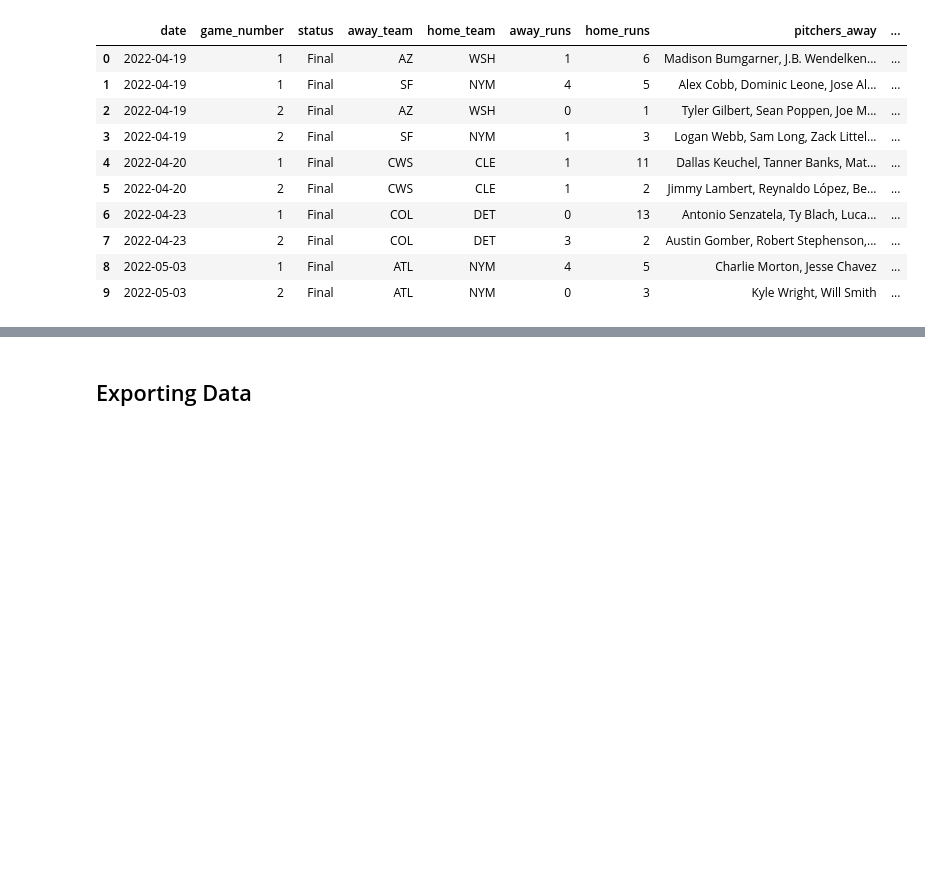
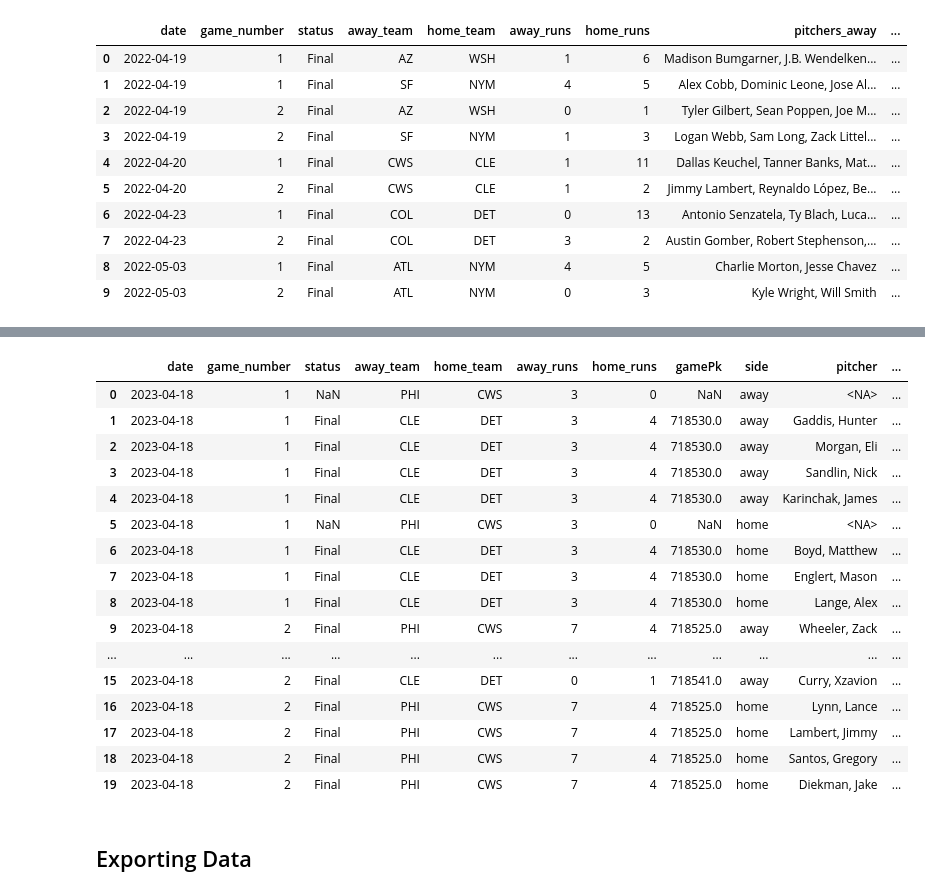
Before and after one commit to Sam-Gartenstein/home-run-prediction, a Jupyter notebook: Double Headers.ipynb, the cells around one changed output, grey strips where cells are left out. Cells and saved outputs as stored; diff of their text form; code cells hidden in the pictures; blank space fills up the shorter version.

```diff
--- a/Double Headers.ipynb
+++ b/Double Headers.ipynb
@@ -973,3 +1243,24 @@ Season 2022
+# %%
+dh_23_full = add_game_id(dh_23_full)
+dh_23_full.head(20)
+# %% [output]
+|  | date | game_number | status | away_team | home_team | away_runs | home_runs | gamePk | side | pitcher | ... |
+| 0 | 2023-04-18 | 1 | NaN | PHI | CWS | 3 | 0 | NaN | away | <NA> | ... |
+| 1 | 2023-04-18 | 1 | Final | CLE | DET | 3 | 4 | 718530.0 | away | Gaddis, Hunter | ... |
+| 2 | 2023-04-18 | 1 | Final | CLE | DET | 3 | 4 | 718530.0 | away | Morgan, Eli | ... |
+| 3 | 2023-04-18 | 1 | Final | CLE | DET | 3 | 4 | 718530.0 | away | Sandlin, Nick | ... |
+| 4 | 2023-04-18 | 1 | Final | CLE | DET | 3 | 4 | 718530.0 | away | Karinchak, James | ... |
+| 5 | 2023-04-18 | 1 | NaN | PHI | CWS | 3 | 0 | NaN | home | <NA> | ... |
+| 6 | 2023-04-18 | 1 | Final | CLE | DET | 3 | 4 | 718530.0 | home | Boyd, Matthew | ... |
+| 7 | 2023-04-18 | 1 | Final | CLE | DET | 3 | 4 | 718530.0 | home | Englert, Mason | ... |
+| 8 | 2023-04-18 | 1 | Final | CLE | DET | 3 | 4 | 718530.0 | home | Lange, Alex | ... |
+| 9 | 2023-04-18 | 2 | Final | PHI | CWS | 7 | 4 | 718525.0 | away | Wheeler, Zack | ... |
+| ... | ... | ... | ... | ... | ... | ... | ... | ... | ... | ... | ... |
+| 15 | 2023-04-18 | 2 | Final | CLE | DET | 0 | 1 | 718541.0 | away | Curry, Xzavion | ... |
+| 16 | 2023-04-18 | 2 | Final | PHI | CWS | 7 | 4 | 718525.0 | home | Lynn, Lance | ... |
+| 17 | 2023-04-18 | 2 | Final | PHI | CWS | 7 | 4 | 718525.0 | home | Lambert, Jimmy | ... |
+| 18 | 2023-04-18 | 2 | Final | PHI | CWS | 7 | 4 | 718525.0 | home | Santos, Gregory | ... |
+| 19 | 2023-04-18 | 2 | Final | PHI | CWS | 7 | 4 | 718525.0 | home | Diekman, Jake | ... |
 # %% [markdown]
 ## Exporting Data
 # %%
```
Also changed, not shown: parts of 11 cells of this notebook.
